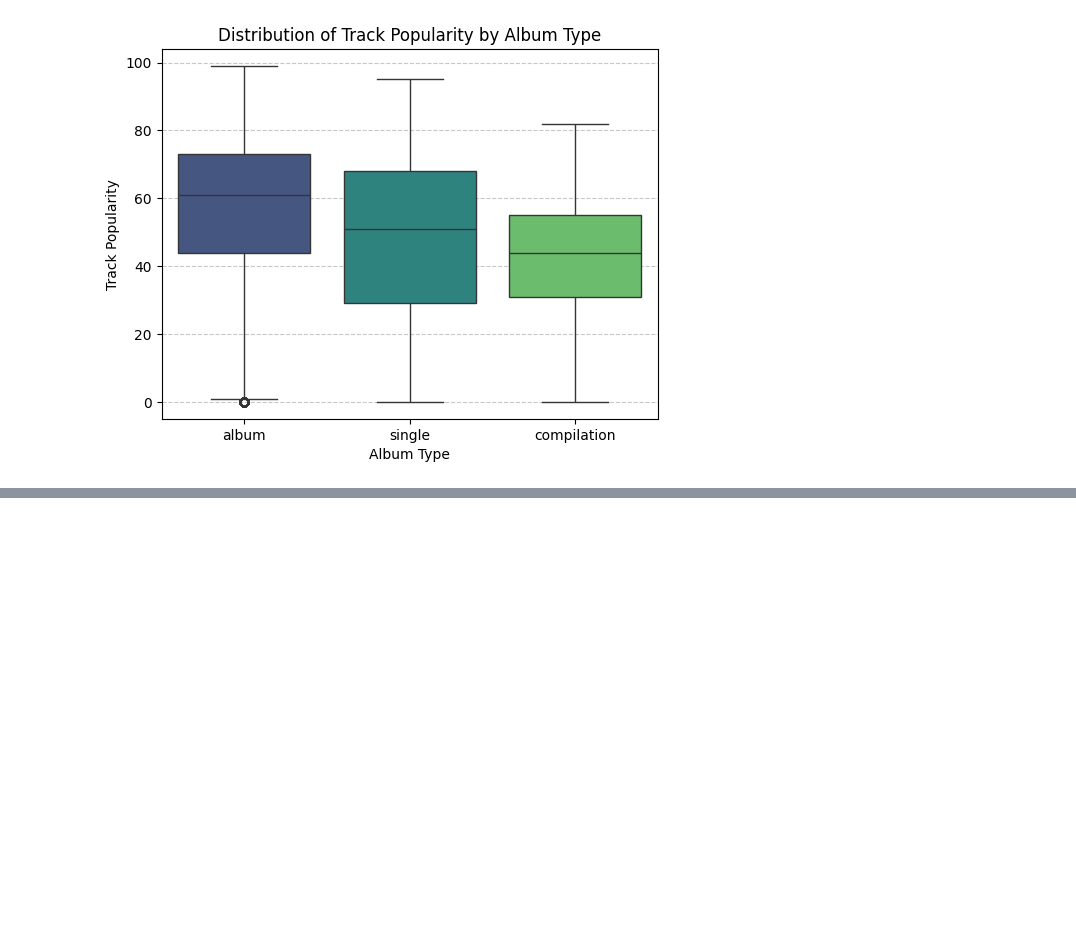
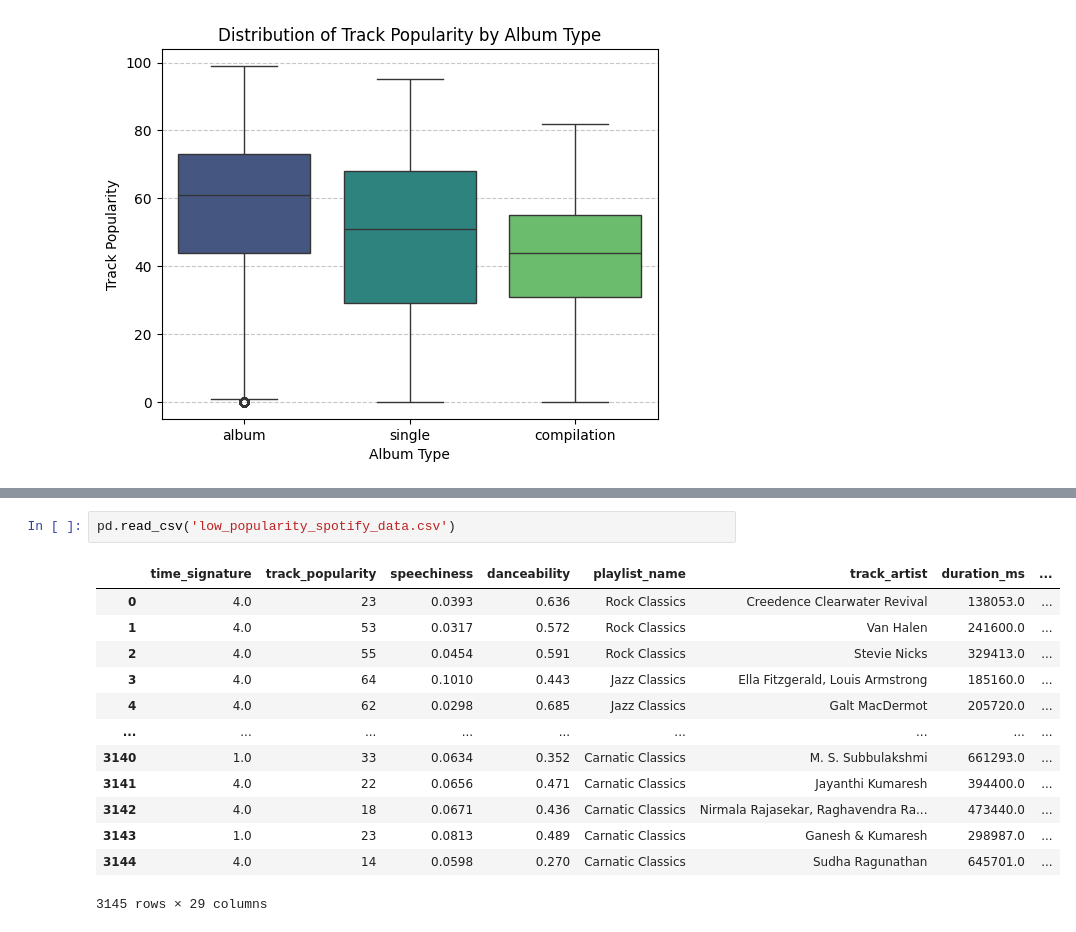
Before and after one commit to Xcysteven/Explorable-Explanation, a Jupyter notebook: main.ipynb, the cells around one changed output, grey strips where cells are left out. Drawn from its saved outputs; the diff is of its cells as text; blank space fills up the shorter version.

```diff
--- a/main.ipynb
+++ b/main.ipynb
@@ -201,0 +211,16 @@ Passing `palette` without assigning `hue` is deprecated and will be removed in v
+# %%
+pd.read_csv('low_popularity_spotify_data.csv')
+# %% [output]
+|  | time_signature | track_popularity | speechiness | danceability | playlist_name | track_artist | duration_ms | ... |
+| 0 | 4.0 | 23 | 0.0393 | 0.636 | Rock Classics | Creedence Clearwater Revival | 138053.0 | ... |
+| 1 | 4.0 | 53 | 0.0317 | 0.572 | Rock Classics | Van Halen | 241600.0 | ... |
+| 2 | 4.0 | 55 | 0.0454 | 0.591 | Rock Classics | Stevie Nicks | 329413.0 | ... |
+| 3 | 4.0 | 64 | 0.1010 | 0.443 | Jazz Classics | Ella Fitzgerald, Louis Armstrong | 185160.0 | ... |
+| 4 | 4.0 | 62 | 0.0298 | 0.685 | Jazz Classics | Galt MacDermot | 205720.0 | ... |
+| ... | ... | ... | ... | ... | ... | ... | ... | ... |
+| 3140 | 1.0 | 33 | 0.0634 | 0.352 | Carnatic Classics | M. S. Subbulakshmi | 661293.0 | ... |
+| 3141 | 4.0 | 22 | 0.0656 | 0.471 | Carnatic Classics | Jayanthi Kumaresh | 394400.0 | ... |
+| 3142 | 4.0 | 18 | 0.0671 | 0.436 | Carnatic Classics | Nirmala Rajasekar, Raghavendra Ra... | 473440.0 | ... |
+| 3143 | 1.0 | 23 | 0.0813 | 0.489 | Carnatic Classics | Ganesh & Kumaresh | 298987.0 | ... |
+| 3144 | 4.0 | 14 | 0.0598 | 0.270 | Carnatic Classics | Sudha Ragunathan | 645701.0 | ... |
+3145 rows × 29 columns
```
Also changed, not shown: parts of 1 cell of this notebook, 5 other files.
